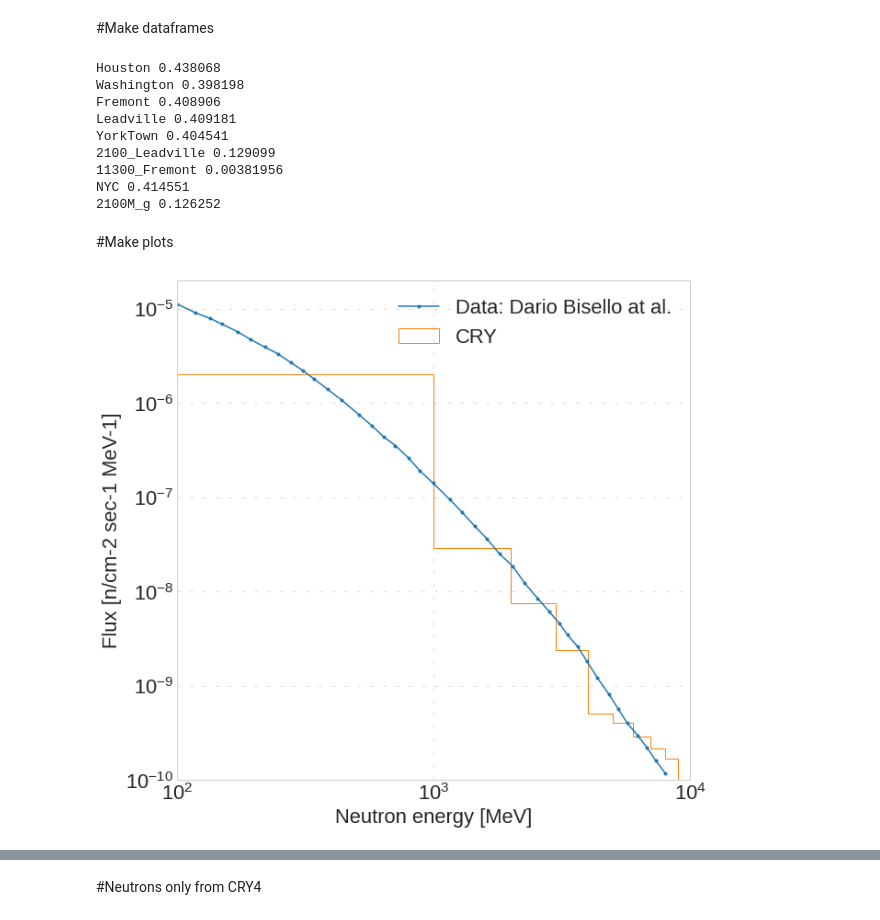
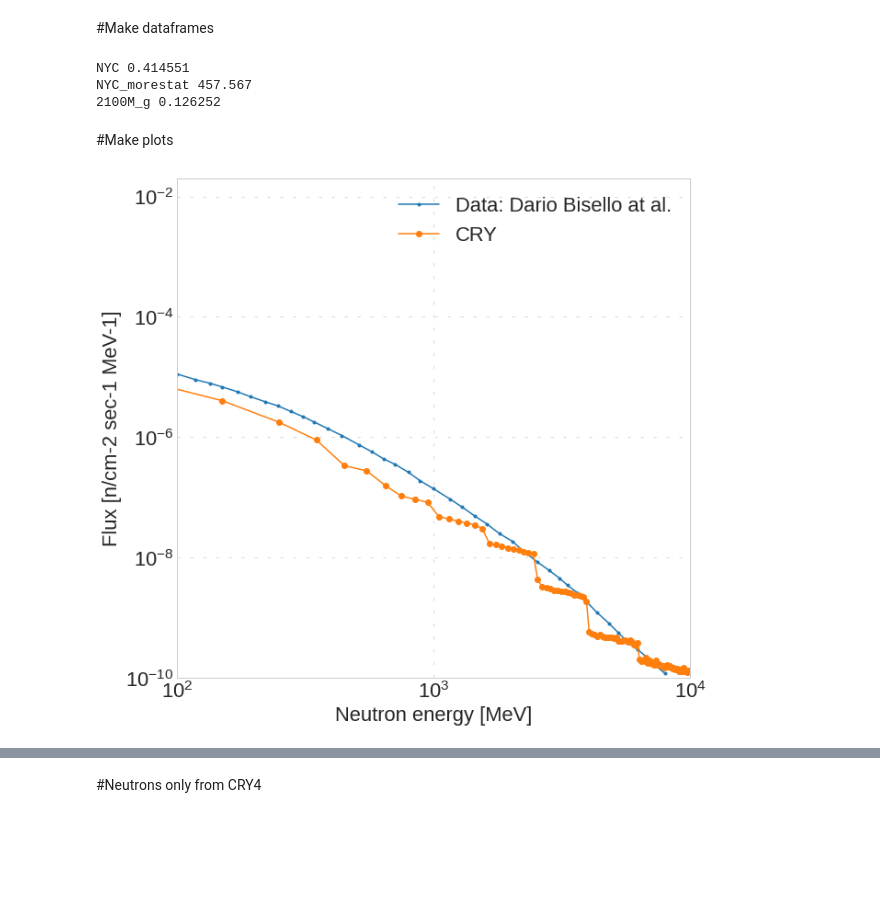
Before and after one commit to oksuzian/Mu2eANL, a Jupyter notebook: CosmicNeutrons/CosmicNeutronData.ipynb, the cells around one changed output, grey strips where cells are left out. Saved outputs shown, nothing was run; the diff lists cells and outputs as text; code cells hidden in the pictures; blank space fills up the shorter version.

```diff
--- a/CosmicNeutrons/CosmicNeutronData.ipynb
+++ b/CosmicNeutrons/CosmicNeutronData.ipynb
@@ -77,36 +86,38 @@ plt.rcParams.update({'font.size': 22})
 # %% [markdown]
 #Make dataframes
 # %%
-CRYinput = {'Houston': 0.438068,
-            'Washington': 0.398198,
-            'Fremont': 0.408906,
-            'Leadville': 0.409181,
-            'YorkTown': 0.404541,
-            '2100_Leadville': 0.129099,
-            '11300_Fremont': 0.00381956,
+CRYinput = {
+#    'Houston': 0.438068,
+#            'Washington': 0.398198,
+#            'Fremont': 0.408906,
+#            'Leadville': 0.409181,
+#            'YorkTown': 0.404541,
+#            '2100_Leadville': 0.129099,
+#            '11300_Fremont': 0.00381956,
             'NYC': 0.414551,
+            'NYC_morestat': 457.567,
             '2100M_g': 0.126252}
 def makeCRYdf():
   df = pd.DataFrame()
-  for _CRYinput in CRYinput:
+#  for _CRYinput in CRYinput:
+  for count, _CRYinput in enumerate(CRYinput):
     print(_CRYinput, CRYinput[_CRYinput])
-    df_ = pd.read_csv('drive/MyDrive/root_files_dzhadan/CRY/%s.txt'%_CRYinput, sep=", ", header=None, engine='python')
+#    df_ = pd.read_csv('drive/MyDrive/root_files_dzhadan/CRY/%s.txt'%_CRYinput, sep=", ",nrows = 10000000, header=None, engine='python')
+    df_ = dd.read_csv('drive/MyDrive/root_files_dzhadan/CRY/%s.txt'%_CRYinput, sep=", ", engine='python') # try dask dataframe to save on memory
     df_.columns = ["evt", "pdgId", "energy"]
     df_['name'] = _CRYinput
     df_ = df_.dropna()
-    df = df.append(df_.query('pdgId==2112'))
+    df_ = df_.query('pdgId==2112')
+    if count==0:
+      df = df_
+    else:
+      df = df.append(df_)
   return df
 
 dfCRY = makeCRYdf()
 # %% [output]
-Houston 0.438068
-Washington 0.398198
-Fremont 0.408906
-Leadville 0.409181
-YorkTown 0.404541
-2100_Leadville 0.129099
-11300_Fremont 0.00381956
 NYC 0.414551
+NYC_morestat 457.567
 2100M_g 0.126252
 # %%
 Papers = {'TinoHeijmen': 'Radiation-induced soft errors in digital circuits',
@@ -128,22 +139,25 @@ dfData = makeDataDf()
 # %%
 dfData_ = dfData.query('name == "DarioBisello" & energy>100')
 
 plt.figure(figsize=(10,10))
 plt.plot(dfData_.energy, dfData_.flux, '.-', label='Data: Dario Bisello at al.')
-(counts, bins) = np.histogram(dfCRY.query('name=="NYC"')['energy'], bins=np.arange(0, 10000, 1000))
+(counts, bins) = np.histogram(dfCRY.query('name=="NYC_morestat"')['energy'], bins=np.arange(0, 10000, 100))
 binSize = bins[1]-bins[0]
-timeArea = (CRYinput["NYC"]*S*binSize)
+timeArea = (CRYinput["NYC_morestat"]*S*binSize)
+#*nrows/nrows_read
 counts = counts/timeArea
-plt.hist(bins[:-1], bins, weights=counts, histtype='step', label="CRY")
+#plt.hist(bins[:-1], bins, weights=counts, histtype='step', label="CRY")
+plt.plot(bins[:-1]+binSize/2, counts, '-o', label="CRY")
+
 plt.yscale('log')
 plt.xscale('log')
 plt.legend()
-plt.ylim(1e-10, 2e-5)
+plt.ylim(1e-10, 2e-2)
 plt.xlim(100, 10000)
 plt.xlabel('Neutron energy [MeV]')
 plt.ylabel('Flux [n/cm-2 sec-1 MeV-1]');
 # %% [output]
-[figure, old version]
+[figure, new version]
 # %%
 xCRY = bins[:-1]
 yCRY = counts
```
Also changed, not shown: parts of 9 cells of this notebook.
